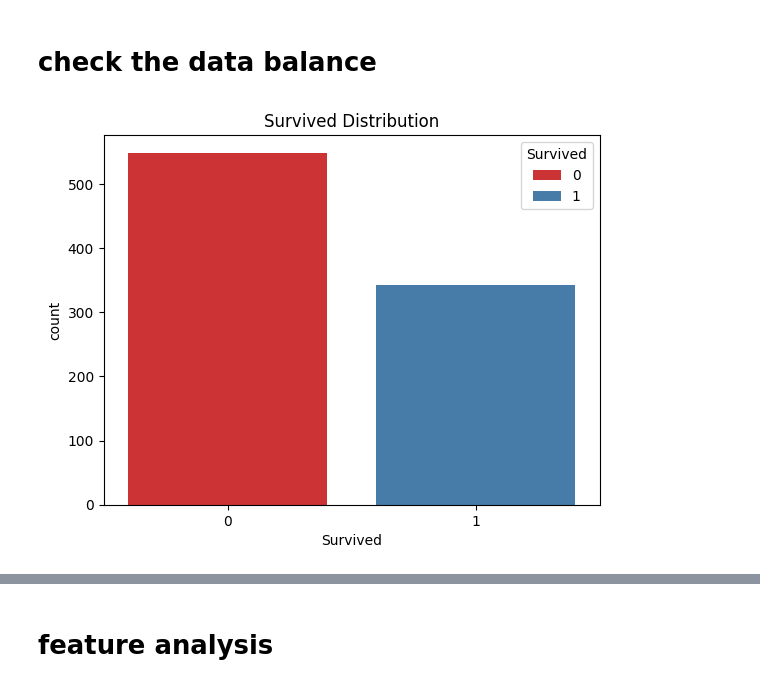
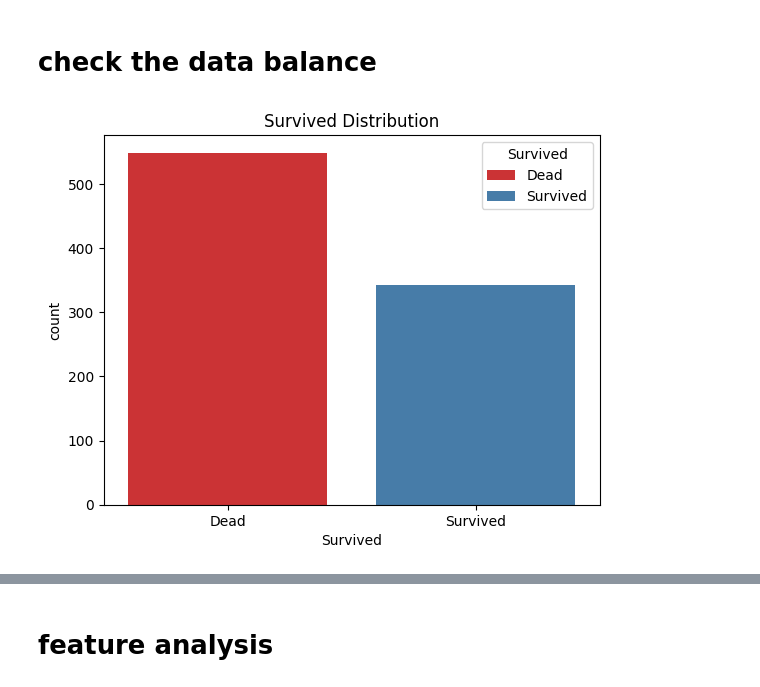
Before and after one commit to nilujafari/ML, a Jupyter notebook: titanic_survival/main.ipynb, the cells around one changed output, grey strips where cells are left out. Cells and saved outputs as stored; diff of their text form; code cells hidden in the pictures.

```diff
--- a/titanic_survival/main.ipynb
+++ b/titanic_survival/main.ipynb
@@ -50,10 +51,11 @@ memory usage: 83.7 KB
 # %% [markdown]
 # check the data balance
 # %%
-import seaborn as sns
-
+# The first chart shows that more passengers died than survived.
 sns.countplot(x='Survived', data=training_data, hue='Survived', palette='Set1')
 plt.title('Survived Distribution')
+plt.xticks([0,1], ['Dead', 'Survived'])
+plt.legend(title='Survived', labels=['Dead', 'Survived'])
 plt.show()
 # %% [output]
-[figure, old version]
+[figure, new version]
```
Also changed, not shown: parts of 56 cells of this notebook.
